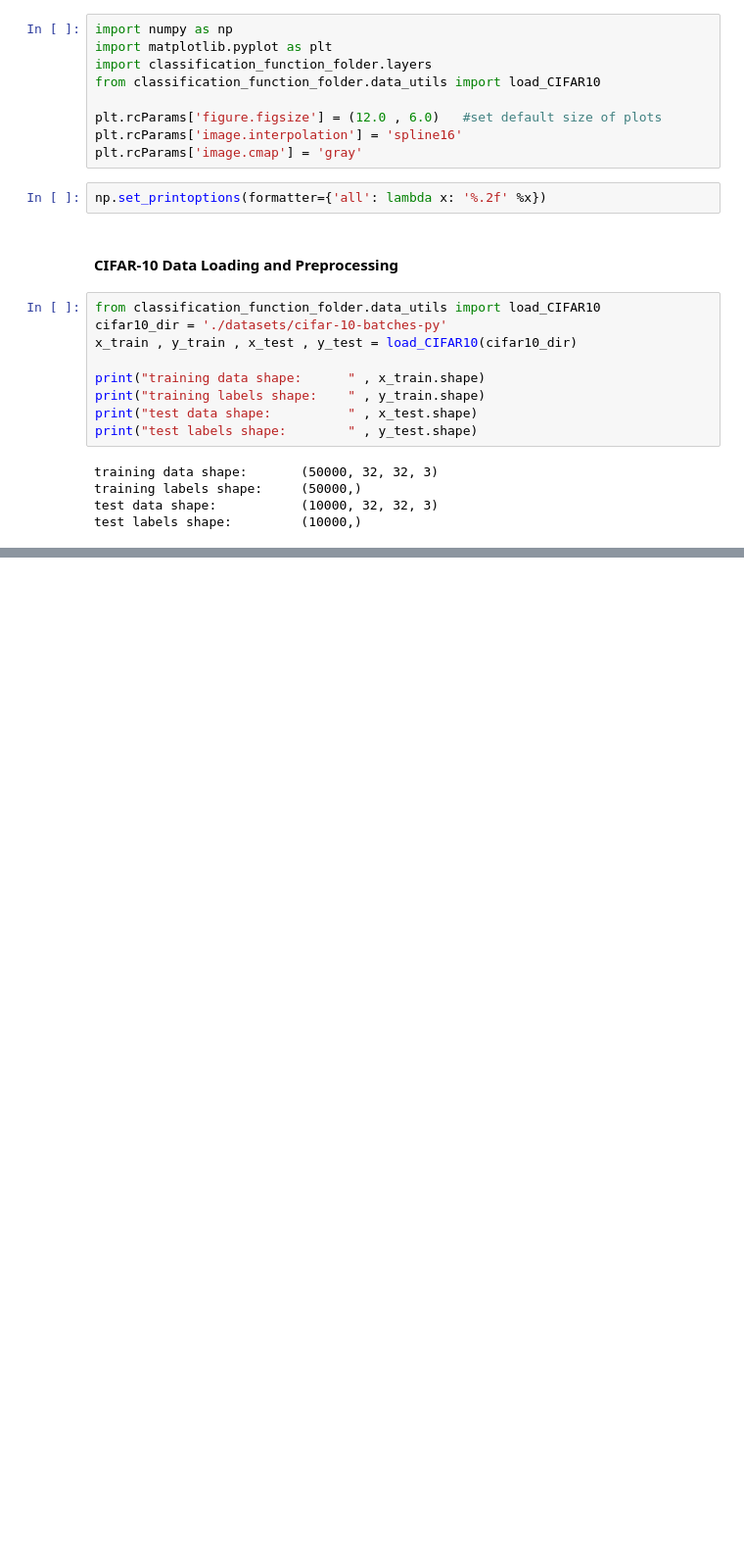
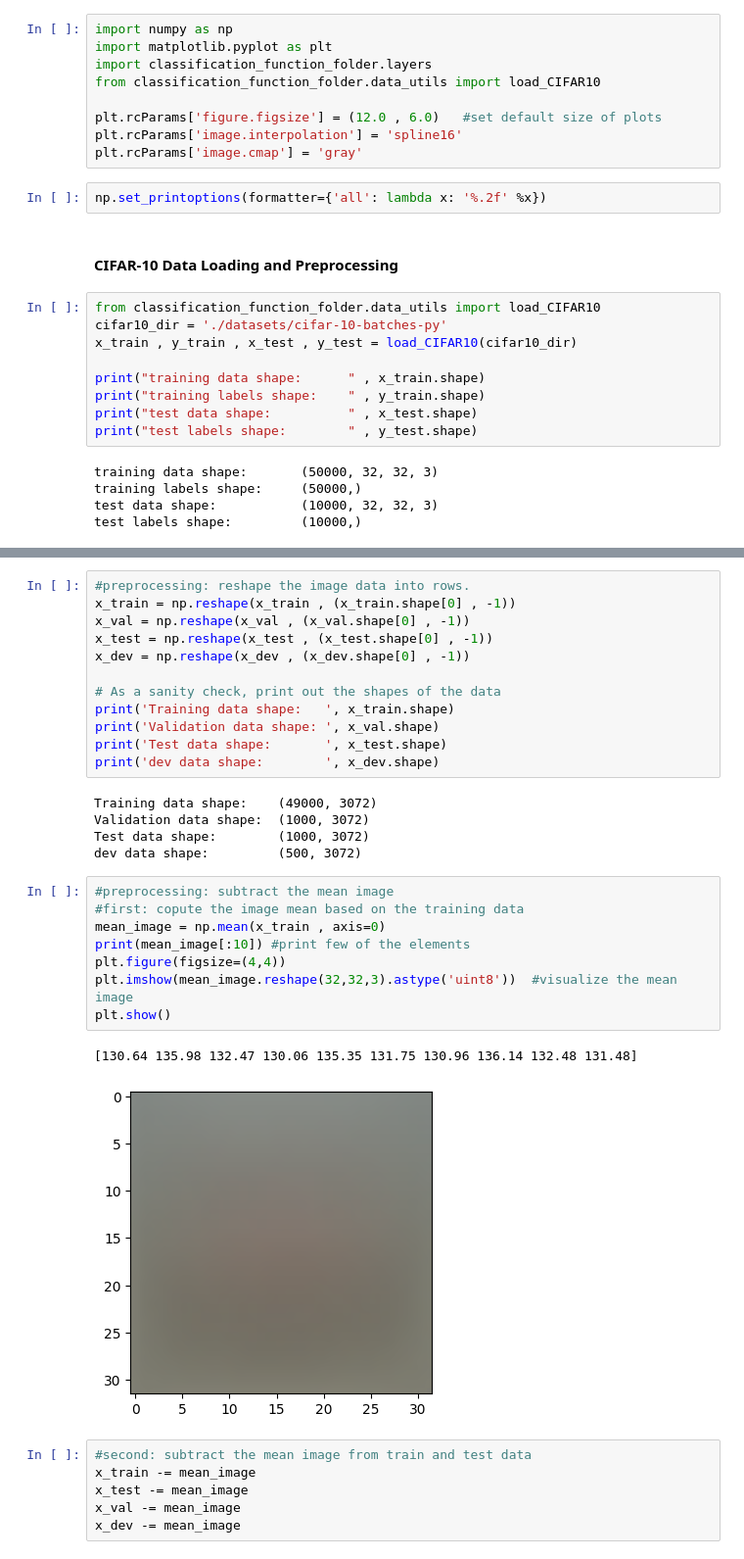
Before and after one commit to yzdxstii/Machine-learning-course-projects-University-of-Tabriz, a Jupyter notebook: 5_linear classification.ipynb, the cells around one changed output, grey strips where cells are left out. Shown at 98% size. Drawn from its saved outputs; the diff is of its cells as text; blank space fills up the shorter version.

```diff
--- a/5_linear classification.ipynb
+++ b/5_linear classification.ipynb
@@ -73,0 +107,34 @@ Clipping input data to the valid range for imshow with RGB data ([0..1] for floa
+# %%
+#preprocessing: reshape the image data into rows.
+x_train = np.reshape(x_train , (x_train.shape[0] , -1))
+x_val = np.reshape(x_val , (x_val.shape[0] , -1))
+x_test = np.reshape(x_test , (x_test.shape[0] , -1))
+x_dev = np.reshape(x_dev , (x_dev.shape[0] , -1))
+
+# As a sanity check, print out the shapes of the data
+print('Training data shape:   ', x_train.shape)
+print('Validation data shape: ', x_val.shape)
+print('Test data shape:       ', x_test.shape)
+print('dev data shape:        ', x_dev.shape)
+# %% [output]
+Training data shape:    (49000, 3072)
+Validation data shape:  (1000, 3072)
+Test data shape:        (1000, 3072)
+dev data shape:         (500, 3072)
+# %%
+#preprocessing: subtract the mean image
+#first: copute the image mean based on the training data
+mean_image = np.mean(x_train , axis=0)
+print(mean_image[:10]) #print few of the elements
+plt.figure(figsize=(4,4))
+plt.imshow(mean_image.reshape(32,32,3).astype('uint8'))  #visualize the mean image
+plt.show()
+# %% [output]
+[130.64 135.98 132.47 130.06 135.35 131.75 130.96 136.14 132.48 131.48]
+[figure, added]
+# %%
+#second: subtract the mean image from train and test data
+x_train -= mean_image
+x_test -= mean_image
+x_val -= mean_image
+x_dev -= mean_image
```
Also changed, not shown: parts of 2 cells of this notebook, 1 other file.
